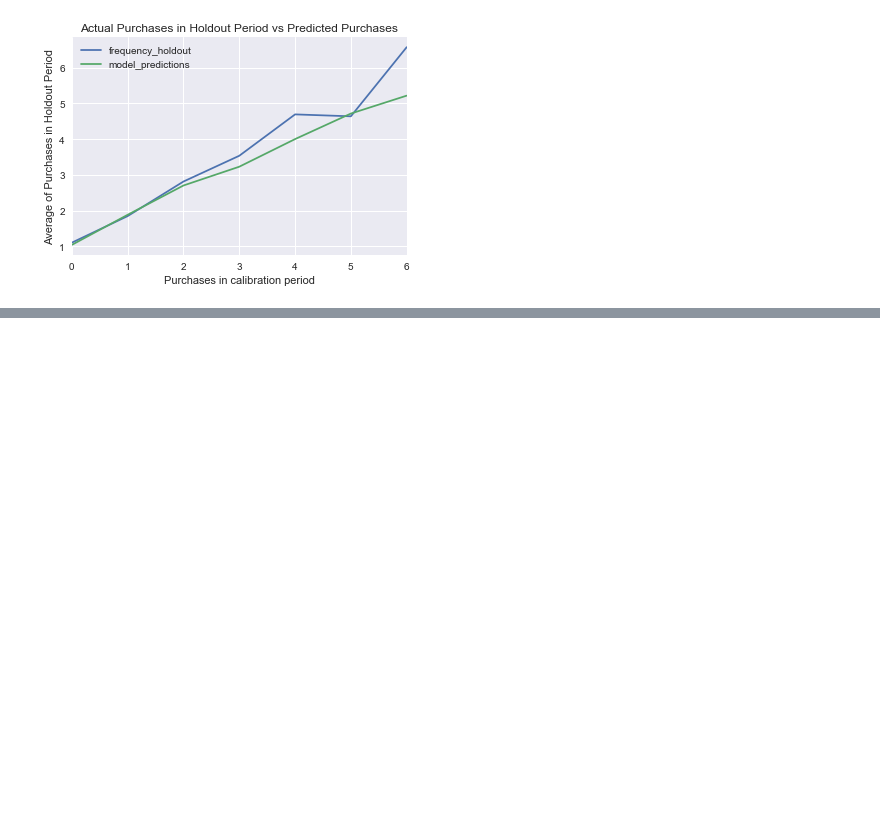
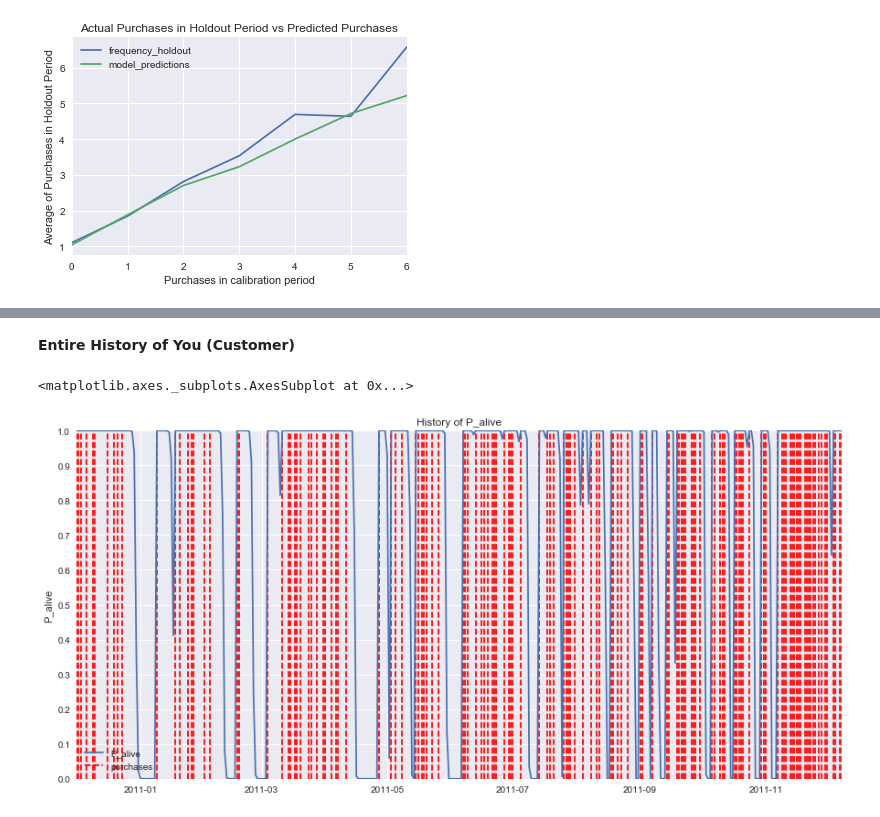
Before and after one commit to SwapnilSParkhe/Project-Customer_Lifetime_Value, a Jupyter notebook: CLV_NonContractual_Continuous.ipynb, the cells around one changed output, grey strips where cells are left out. Saved outputs shown, nothing was run; the diff lists cells and outputs as text; code cells hidden in the pictures; blank space fills up the shorter version.

Commit message:
history of you

```diff
--- a/CLV_NonContractual_Continuous.ipynb
+++ b/CLV_NonContractual_Continuous.ipynb
@@ -351,0 +353,13 @@ df5.sort_values(by='PredPurc_till_t').tail(5)
+# %% [markdown]
+**Entire History of You (Customer)**
+# %%
+#Plotting history of a customer being alive
+#Best Customer
+BestCustID=14911
+plt.figure(figsize=(15,7))
+plot_history_alive(model=BG_NBD, t=365,
+                   transactions=df3[df3['CustomerID']==BestCustID],
+                   datetime_col='InvoiceDate')
+# %% [output]
+<matplotlib.axes._subplots.AxesSubplot at 0x...>
+[figure, added]
```
Also changed, not shown: parts of 7 cells of this notebook.
